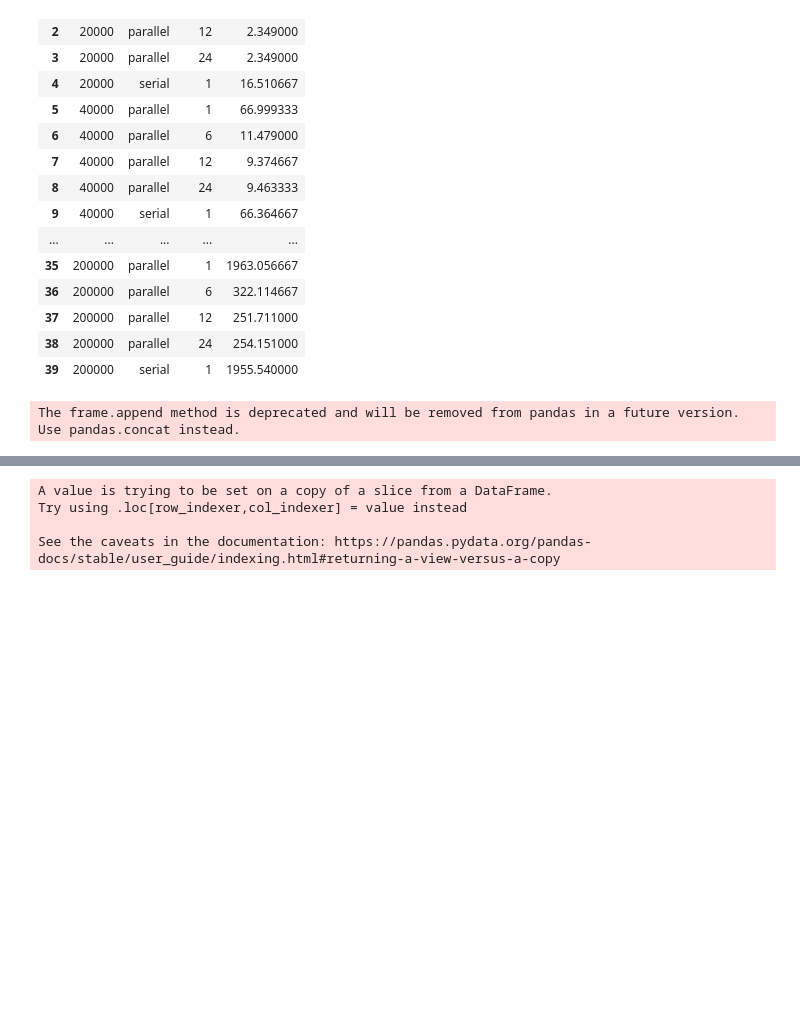
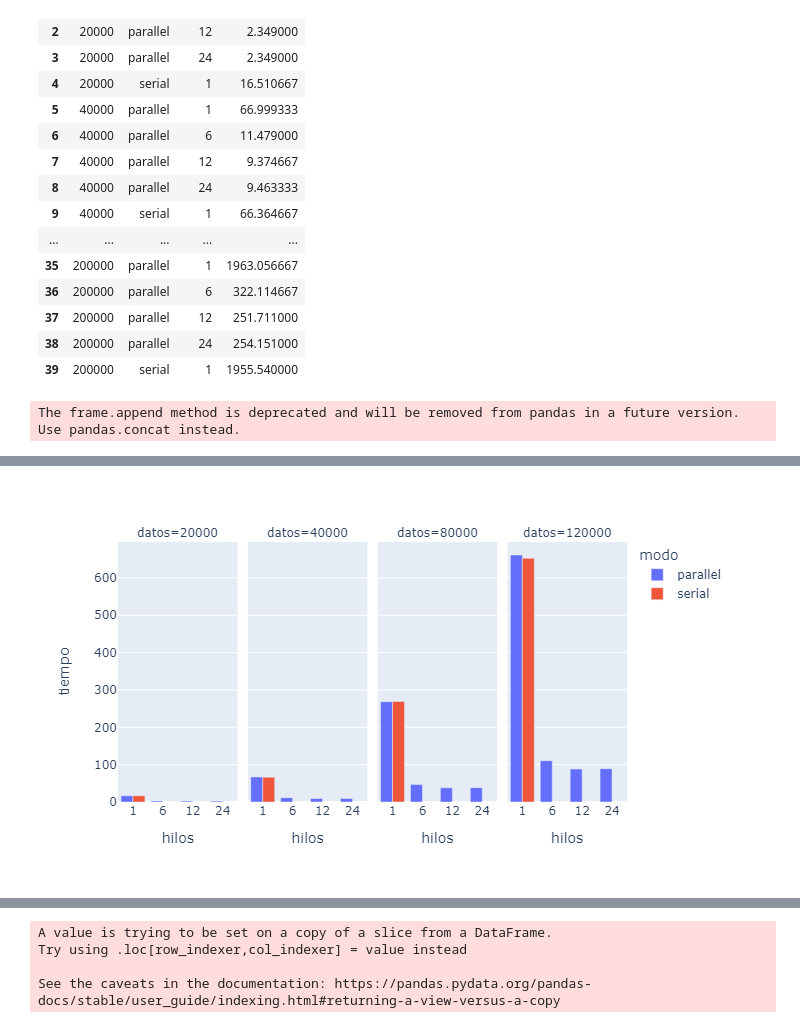
Before and after one commit to Xteom/Parallel-dbscan, a Jupyter notebook: dbscan.ipynb, the cells around one changed output, grey strips where cells are left out. Drawn from its saved outputs; the diff is of its cells as text; code cells hidden in the pictures; blank space fills up the shorter version.

Commit message:
poder ver gráficas desde el repo

```diff
--- a/dbscan.ipynb
+++ b/dbscan.ipynb
@@ -124,6 +124,7 @@ int main(int argc, char** argv) {
 # %%
 #librerias que se utilizaran tanto en la ejecución del código como en la experimentación
 import os
+from matplotlib import interactive
 from sklearn.cluster import DBSCAN
 import pandas as pd
 import plotly.express as px
@@ -135,6 +136,10 @@ import matplotlib.pyplot as plt
 
 import plotly.io as pio
 pio.renderers.default = "notebook_connected"
+
+# para mostrar las gráficas en el repo es necesario que no sean interactivas
+# se pueden ver en el notebook de manera interactiva, solo hay que cambiar el valor de la variable a True
+interactive_graphs = False
 # %% [markdown]
 Si descargó los ejecutables del proyecto, solo es necesario establecer los siguientes parámetros, generar los puntos y copiar el comando en la terminal (hay que modificar los parámetros en caso de que se hayan modificado las variables). Si no, puede compilar el código, para ello se necesita tener instalado el compilador de c++ y la librería openmp.
 Para ahorrar tiempo, no se ejecutaran todas las pruebas que se realizaron en el proyecto, solo se realizaran las pruebas con 20000 puntos.
@@ -247,5 +252,9 @@ fig = px.bar(df_1, x="hilos", y="tiempo",
              facet_col="datos",
              height=400)
 fig.update_layout(xaxis={'categoryorder':'array', 'categoryarray':['1',str(int(hilos/2)), str(hilos),str(hilos*2)]})
-fig.show()
+
+if interactive_graphs:
+    fig.show()
+else:
+    fig.show("png")
 # %% [output]
@@ -253,3 +261,4 @@ fig.show()
+[figure, added]
 # %%
 fig = px.bar(df_2, x="hilos", y="tiempo",
              color='modo', barmode='group',
```
Also changed, not shown: parts of 6 cells of this notebook.
